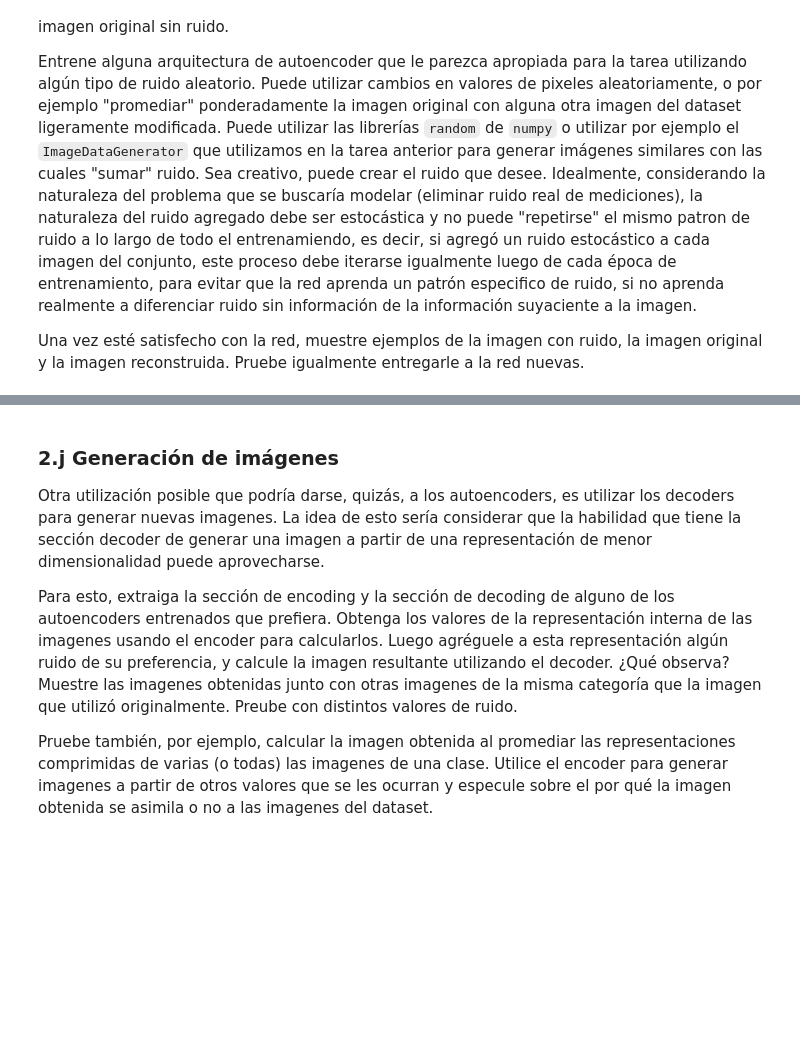
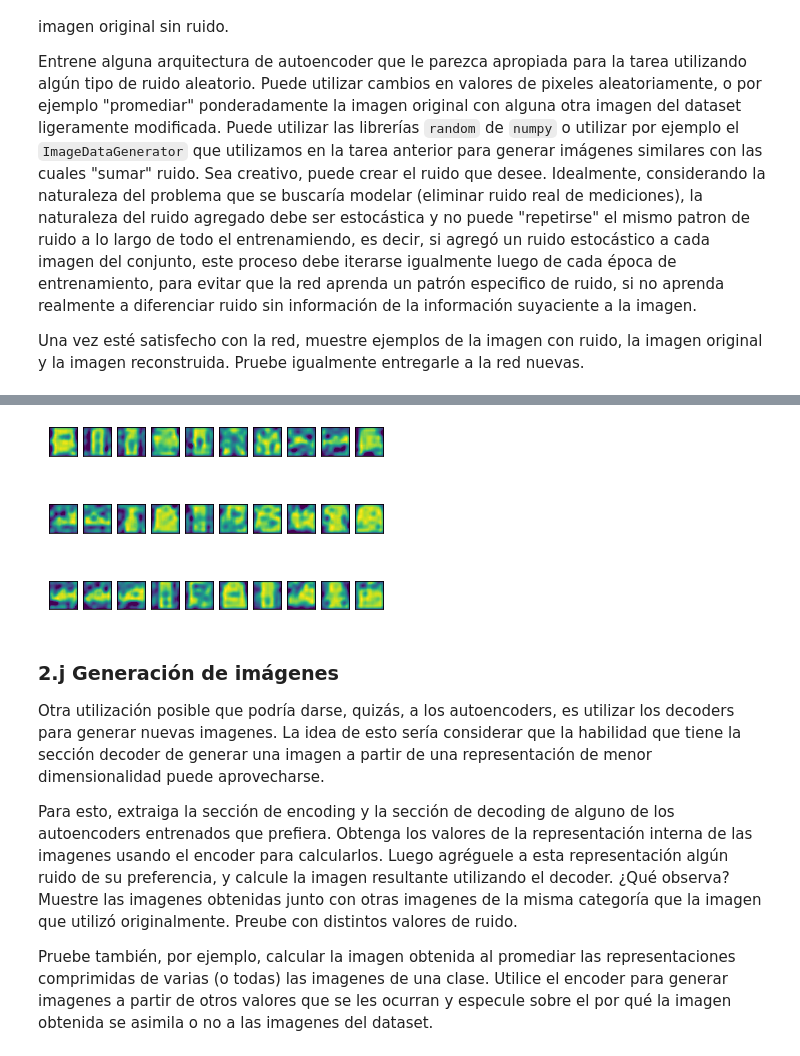
Before and after one commit to gekkoseba/Redes-neuronales, a Jupyter notebook: Tareas/Enunciado Tarea 2.ipynb, the cells around one changed output, grey strips where cells are left out. Drawn from its saved outputs; the diff is of its cells as text; code cells hidden in the pictures; blank space fills up the shorter version.

```diff
--- a/Tareas/Enunciado Tarea 2.ipynb
+++ b/Tareas/Enunciado Tarea 2.ipynb
@@ -1801,3 +1979,15 @@ from keras.preprocessing.image import ImageDataGenerator
+# %%
+ix = 1
+for u in range(10):
+  for v in range(3):
+    ax = plt.subplot(3,10,ix)
+    ax.set_xticks([])
+    ax.set_yticks([])
+    plt.imshow(denoise.predict(x_val_noisy)[ix].reshape(28,28))
+    ix += 1
+plt.show()
+# %% [output]
+[figure, added]
 # %% [markdown]
 ### 2.j Generación de imágenes
 
```
Also changed, not shown: parts of 32 cells of this notebook.
